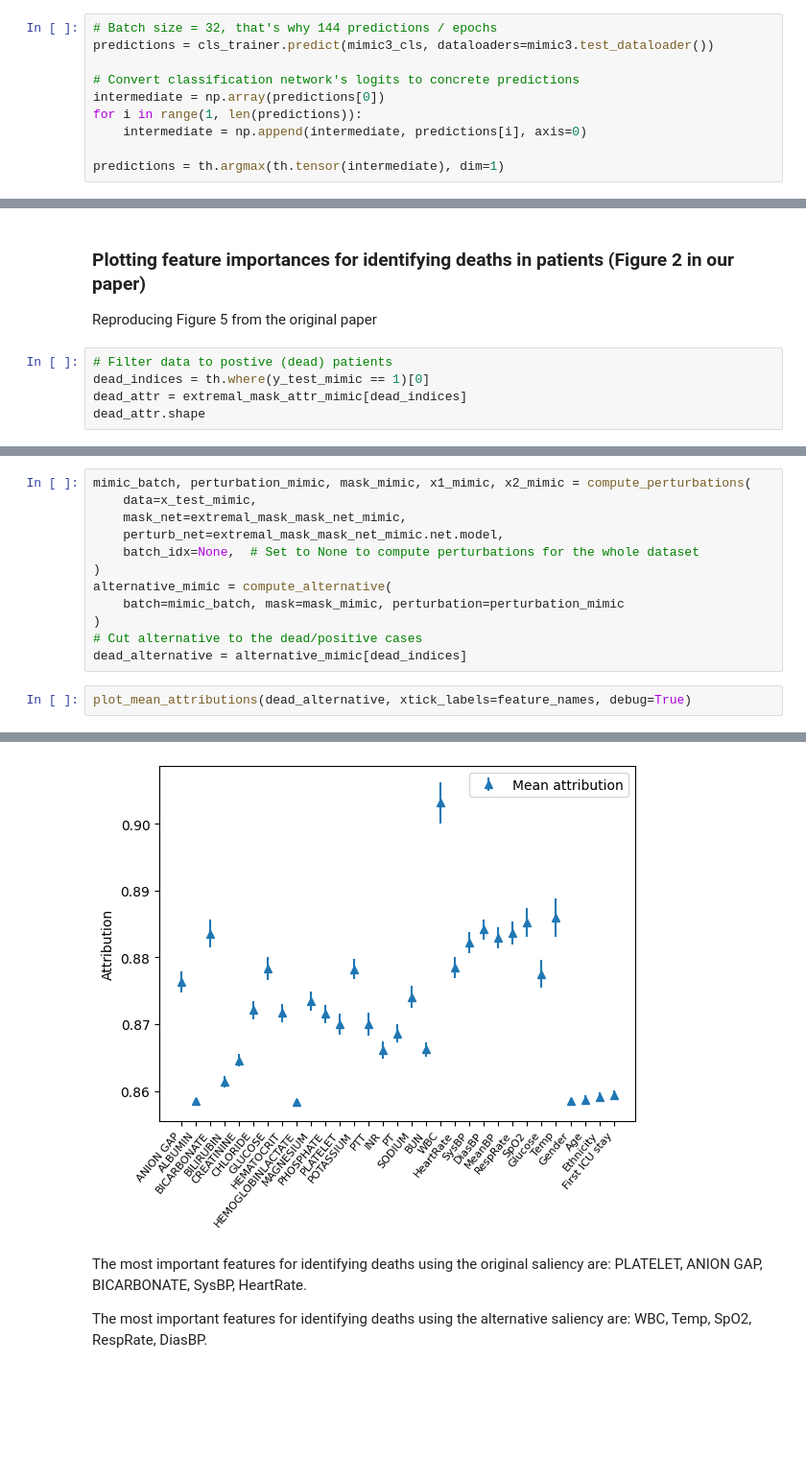
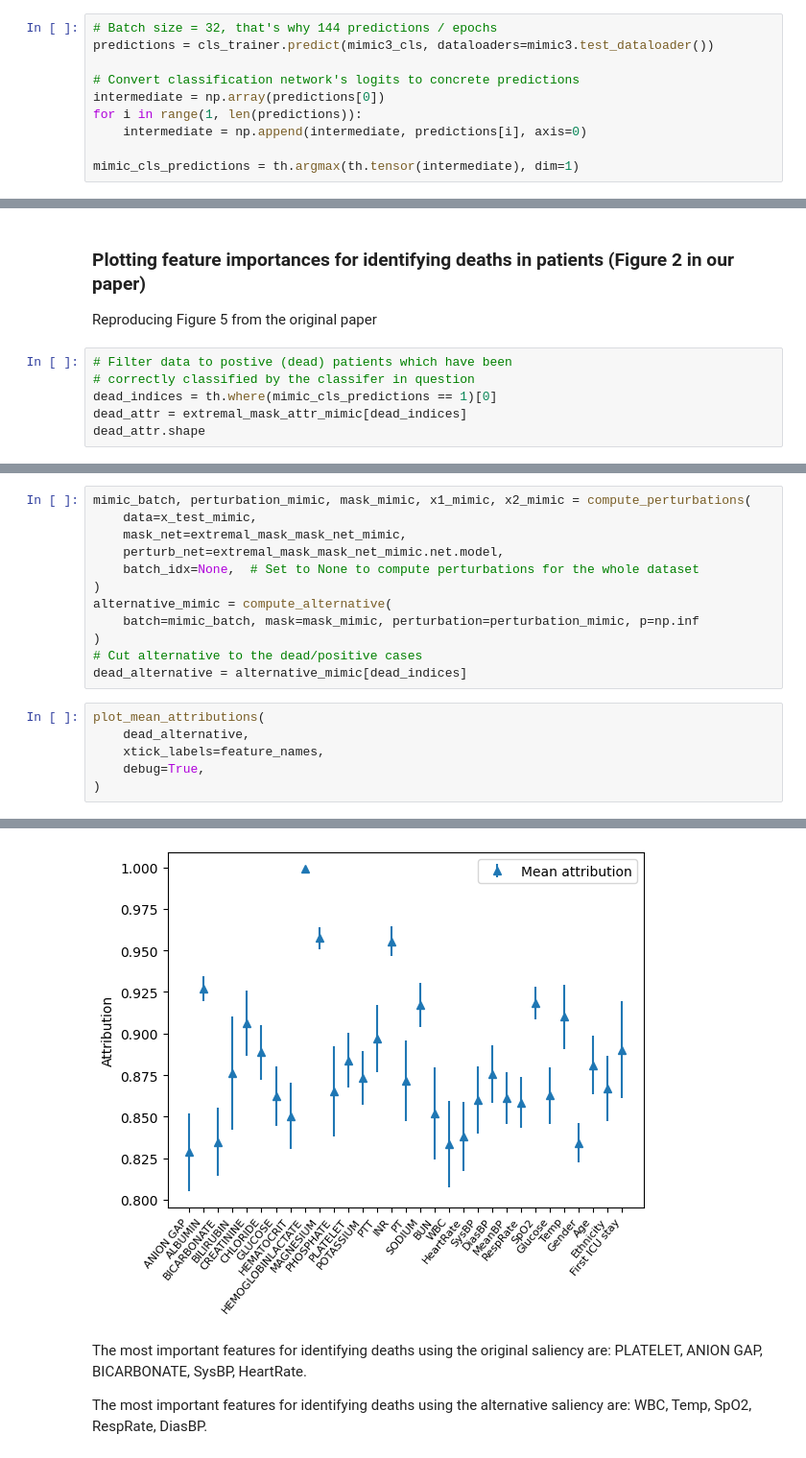
Before and after one commit to anonymous8293/factai, a Jupyter notebook: visualization.ipynb, the cells around one changed output, grey strips where cells are left out. Shown at 96% size. Cells and saved outputs as stored; diff of their text form; blank space fills up the shorter version.

```diff
--- a/visualization.ipynb
+++ b/visualization.ipynb
@@ -282,7 +282,7 @@ intermediate = np.array(predictions[0])
 for i in range(1, len(predictions)):
     intermediate = np.append(intermediate, predictions[i], axis=0)
 
-predictions = th.argmax(th.tensor(intermediate), dim=1)
+mimic_cls_predictions = th.argmax(th.tensor(intermediate), dim=1)
 # %%
 # Take only the dead patients
 dead_indices = th.where(y_test_mimic == 1)[0]
@@ -515,8 +519,9 @@ plot_saliency(
 
 Reproducing Figure 5 from the original paper
 # %%
-# Filter data to postive (dead) patients
-dead_indices = th.where(y_test_mimic == 1)[0]
+# Filter data to postive (dead) patients which have been
+# correctly classified by the classifer in question
+dead_indices = th.where(mimic_cls_predictions == 1)[0]
 dead_attr = extremal_mask_attr_mimic[dead_indices]
 dead_attr.shape
 # %% [output]
@@ -539,10 +546,14 @@ mimic_batch, perturbation_mimic, mask_mimic, x1_mimic, x2_mimic = compute_pertur
     batch_idx=None,  # Set to None to compute perturbations for the whole dataset
 )
 alternative_mimic = compute_alternative(
-    batch=mimic_batch, mask=mask_mimic, perturbation=perturbation_mimic
+    batch=mimic_batch, mask=mask_mimic, perturbation=perturbation_mimic, p=np.inf
 )
 # Cut alternative to the dead/positive cases
 dead_alternative = alternative_mimic[dead_indices]
 # %%
-plot_mean_attributions(dead_alternative, xtick_labels=feature_names, debug=True)
+plot_mean_attributions(
+    dead_alternative,
+    xtick_labels=feature_names,
+    debug=True,
+)
 # %% [output]
@@ -551,4 +562,4 @@ plot_mean_attributions(dead_alternative, xtick_labels=feature_names, debug=True)
-[figure, old version]
+[figure, new version]
 # %% [markdown]
 The most important features for identifying deaths using the original saliency are: PLATELET, ANION GAP, BICARBONATE, SysBP, HeartRate.
 
```
Also changed, not shown: parts of 12 cells of this notebook, 1 other file.
